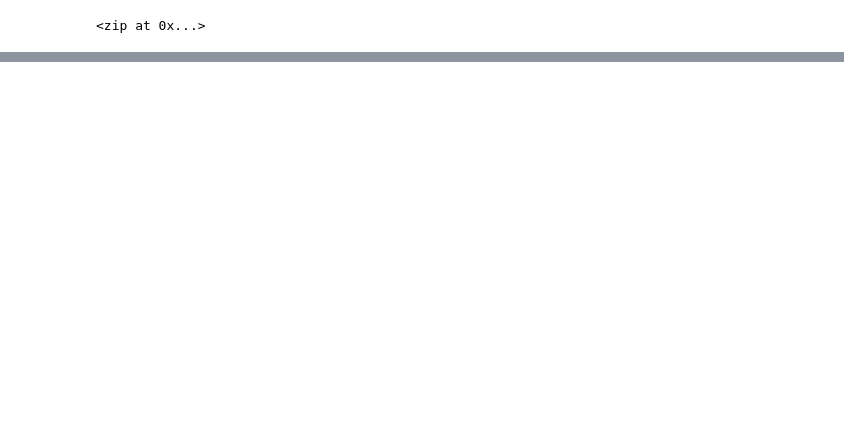
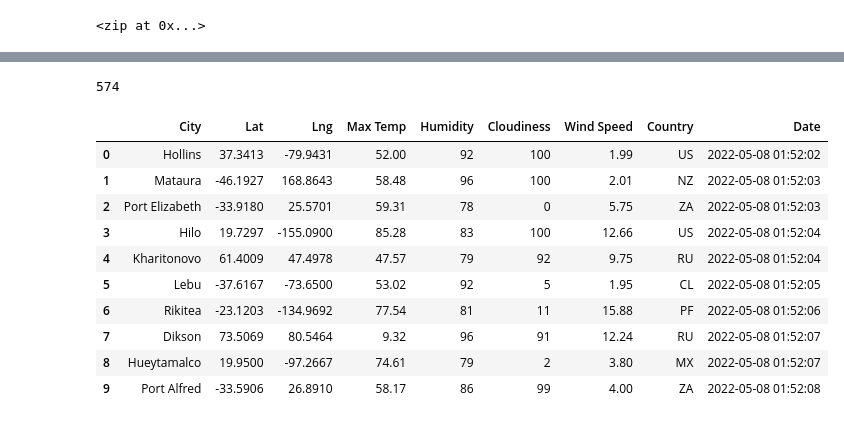
Before and after one commit to mmdemars/World_Weather_Analysis, a Jupyter notebook: WeatherPy.ipynb, the cells around one changed output, grey strips where cells are left out. Saved outputs shown, nothing was run; the diff lists cells and outputs as text; code cells hidden in the pictures; blank space fills up the shorter version.

```diff
--- a/WeatherPy.ipynb
+++ b/WeatherPy.ipynb
@@ -20,3 +26,6 @@ from citipy import citipy
+# %%
+# Starting URL for Weather Map API Call.
+url = "http://api.openweathermap.org/data/2.5/weather?units=Imperial&APPID=" + weather_api_key
 # %%
 # Create a list for holding the cities.
 cities = []
@@ -33,0 +128,20 @@ len(cities)
+# %%
+len(city_data)
+# %% [output]
+574
+# %%
+# Convert the array of dictionaries to a Pandas DataFrame.
+city_data_df = pd.DataFrame(city_data)
+city_data_df.head(10)
+# %% [output]
+|  | City | Lat | Lng | Max Temp | Humidity | Cloudiness | Wind Speed | Country | Date |
+| 0 | Hollins | 37.3413 | -79.9431 | 52.00 | 92 | 100 | 1.99 | US | 2022-05-08 01:52:02 |
+| 1 | Mataura | -46.1927 | 168.8643 | 58.48 | 96 | 100 | 2.01 | NZ | 2022-05-08 01:52:03 |
+| 2 | Port Elizabeth | -33.9180 | 25.5701 | 59.31 | 78 | 0 | 5.75 | ZA | 2022-05-08 01:52:03 |
+| 3 | Hilo | 19.7297 | -155.0900 | 85.28 | 83 | 100 | 12.66 | US | 2022-05-08 01:52:04 |
+| 4 | Kharitonovo | 61.4009 | 47.4978 | 47.57 | 79 | 92 | 9.75 | RU | 2022-05-08 01:52:04 |
+| 5 | Lebu | -37.6167 | -73.6500 | 53.02 | 92 | 5 | 1.95 | CL | 2022-05-08 01:52:05 |
+| 6 | Rikitea | -23.1203 | -134.9692 | 77.54 | 81 | 11 | 15.88 | PF | 2022-05-08 01:52:06 |
+| 7 | Dikson | 73.5069 | 80.5464 | 9.32 | 96 | 91 | 12.24 | RU | 2022-05-08 01:52:07 |
+| 8 | Hueytamalco | 19.9500 | -97.2667 | 74.61 | 79 | 2 | 3.80 | MX | 2022-05-08 01:52:07 |
+| 9 | Port Alfred | -33.5906 | 26.8910 | 58.17 | 86 | 99 | 4.00 | ZA | 2022-05-08 01:52:08 |
```
Also changed, not shown: parts of 7 cells of this notebook, 1 other file.
